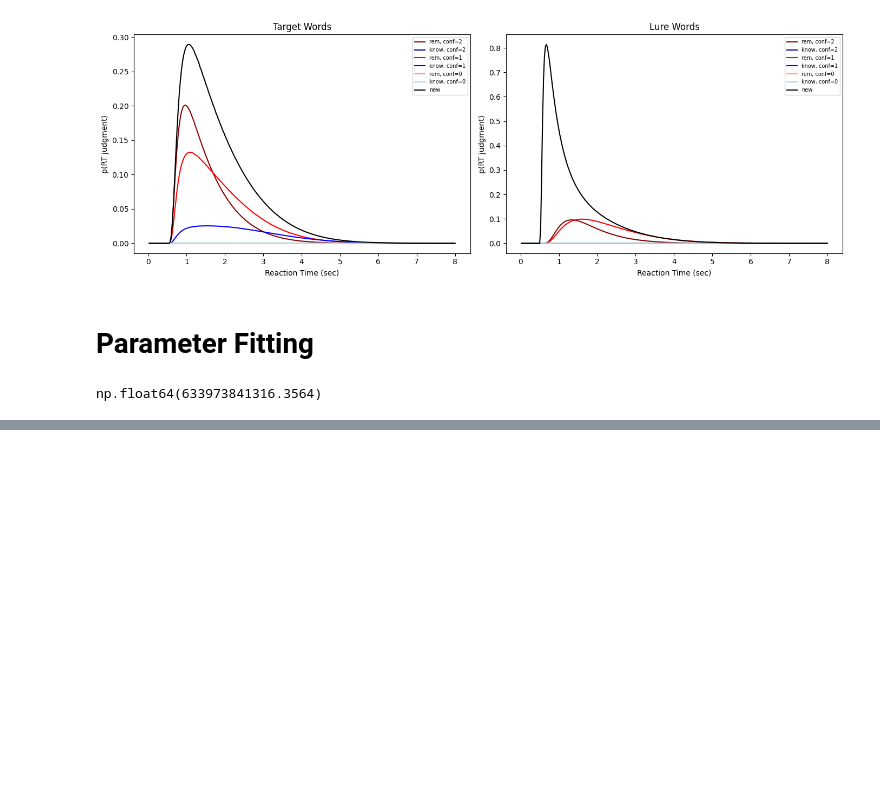
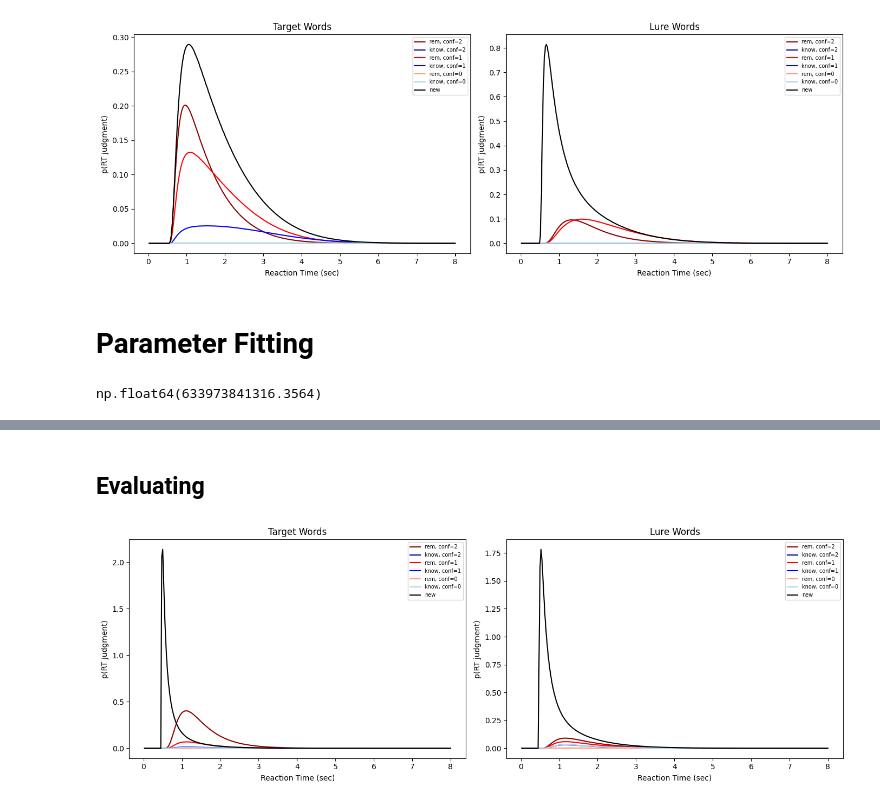
Before and after one commit to SpoopyPillow/caa_recognition_model, a Jupyter notebook: testresults.ipynb, the cells around one changed output, grey strips where cells are left out. Drawn from its saved outputs; the diff is of its cells as text; code cells hidden in the pictures; blank space fills up the shorter version.

Commit message:
further optimize parameters using nelder mean and plot prediction.

```diff
--- a/testresults.ipynb
+++ b/testresults.ipynb
@@ -263,0 +324,20 @@ np.float64(633973841316.3564)
+# %%
+# params_opt = nm.find_ml_params_all_lm()
+# # RuntimeWarning: Maximum number of function evaluations has been exceeded.
+# params_opt = nm.CAAParams(*params_opt)
+
+params_opt = nm.CAAParams(
+    1.59924242,
+    1.0738145,
+    0.18701977,
+    0.53805349,
+    0.04055546,
+    1.23471973,
+    -0.69547039,
+    -0.58773088,
+    1.58573168,
+    0.12026633,
+    0.48749629,
+)
+# %% [markdown]
+## Evaluating
@@ -263,0 +368,31 @@ np.float64(633973841316.3564)
+# %%
+p_rem_t, p_know_t, p_new_t, t_t = nm.predicted_proportions(*target_params)
+p_rem_l, p_know_l, p_new_l, t_l = nm.predicted_proportions(*lure_params)
+
+fig, axes = plt.subplots(1, 2, figsize=(14, 5))
+confidence_labels = ["conf=2", "conf=1", "conf=0"]
+colors_rem = ["darkred", "red", "lightsalmon"]
+colors_know = ["darkblue", "blue", "lightblue"]
+
+for i in range(3):
+    axes[0].plot(t_t, p_rem_t[i] / nm.DELTA_T, color=colors_rem[i], label=f"rem, {confidence_labels[i]}")
+    axes[0].plot(t_t, p_know_t[i] / nm.DELTA_T, color=colors_know[i], label=f"know, {confidence_labels[i]}")
+axes[0].plot(t_t, p_new_t / nm.DELTA_T, color="black", label="new")
+axes[0].set_title("Target Words")
+axes[0].set_xlabel("Reaction Time (sec)")
+axes[0].set_ylabel("p(RT judgment)")
+axes[0].legend(fontsize=7)
+
+for i in range(3):
+    axes[1].plot(t_l, p_rem_l[i] / nm.DELTA_T, color=colors_rem[i], label=f"rem, {confidence_labels[i]}")
+    axes[1].plot(t_l, p_know_l[i] / nm.DELTA_T, color=colors_know[i], label=f"know, {confidence_labels[i]}")
+axes[1].plot(t_t, p_new_l / nm.DELTA_T, color="black", label="new")
+axes[1].set_title("Lure Words")
+axes[1].set_xlabel("Reaction Time (sec)")
+axes[1].set_ylabel("p(RT judgment)")
+axes[1].legend(fontsize=7)
+
+plt.tight_layout()
+plt.show()
+# %% [output]
+[figure, added]
```
Also changed, not shown: parts of 6 cells of this notebook, 1 other file.
